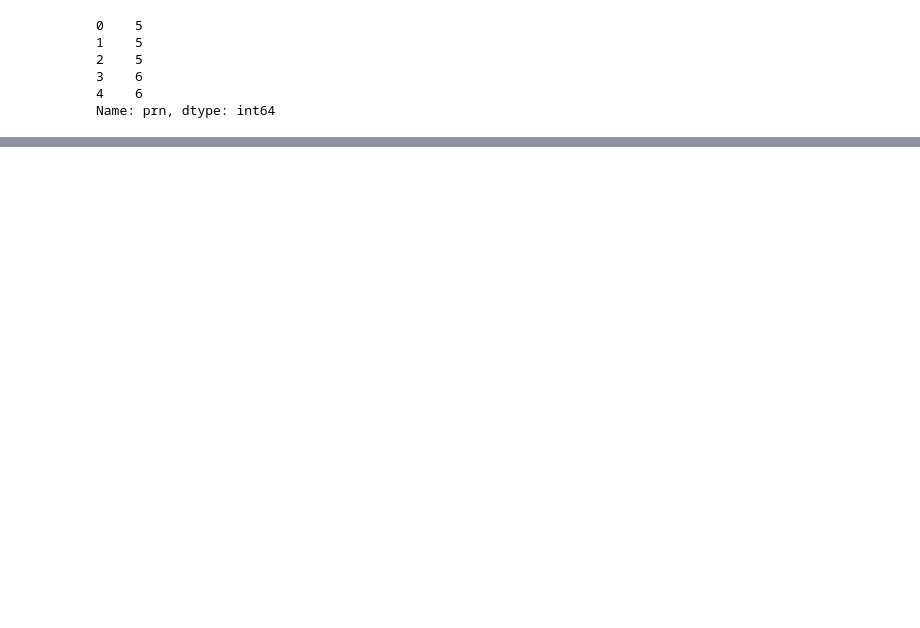
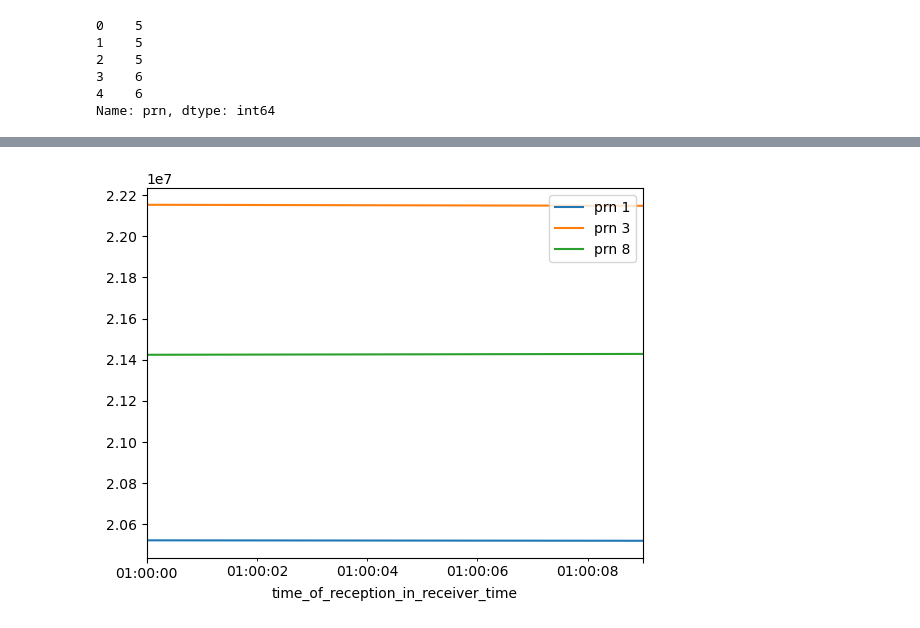
Before and after one commit to plutonheaven/prx-practical-lab, a Jupyter notebook: student_0_pandas.ipynb, the cells around one changed output, grey strips where cells are left out. Cells and saved outputs as stored; diff of their text form; code cells hidden in the pictures; blank space fills up the shorter version.

```diff
--- a/student_0_pandas.ipynb
+++ b/student_0_pandas.ipynb
@@ -151,0 +269,16 @@ https://www.geeksforgeeks.org/different-ways-to-iterate-over-rows-in-pandas-data
+# %%
+fix, ax = plt.subplots()
+
+# data_gps_c1c.loc[data_gps_c1c.prn == 1].plot(x="time_of_reception_in_receiver_time", y="code_observation_m", ax=ax, label="prn 1")
+# data_gps_c1c.loc[data_gps_c1c.prn == 3].plot(x="time_of_reception_in_receiver_time", y="code_observation_m", ax=ax, label="prn 3")
+# data_gps_c1c.loc[data_gps_c1c.prn == 8].plot(x="time_of_reception_in_receiver_time", y="code_observation_m", ax=ax, label="prn 8")
+
+for prn in [1, 3, 8]:
+    data_gps_c1c.loc[data_gps_c1c.prn == prn].plot(
+        x="time_of_reception_in_receiver_time",
+        y="code_observation_m",
+        ax=ax,
+        label="prn " + str(prn),
+    )
+# %% [output]
+[figure, added]
```
Also changed, not shown: parts of 47 cells of this notebook.
